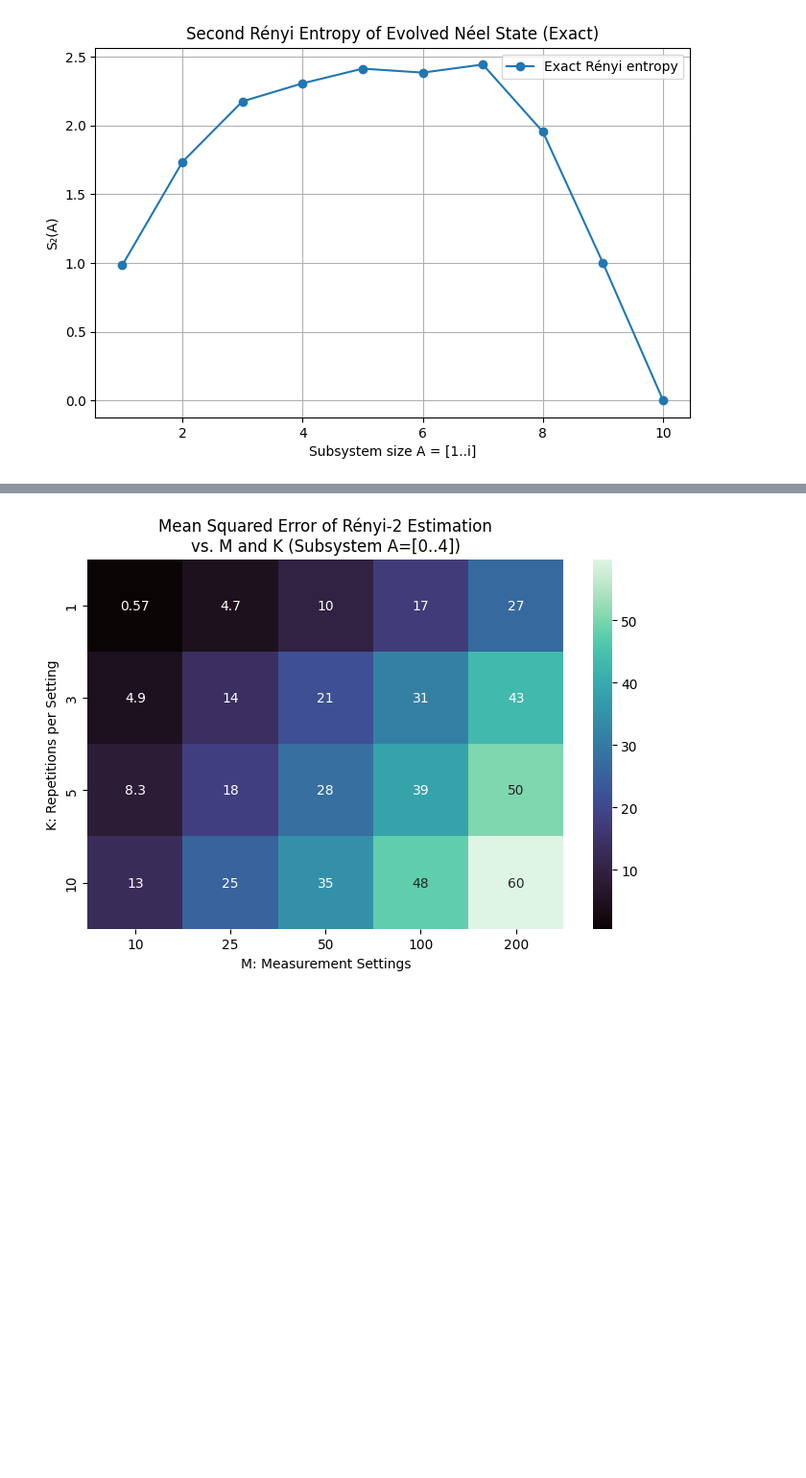
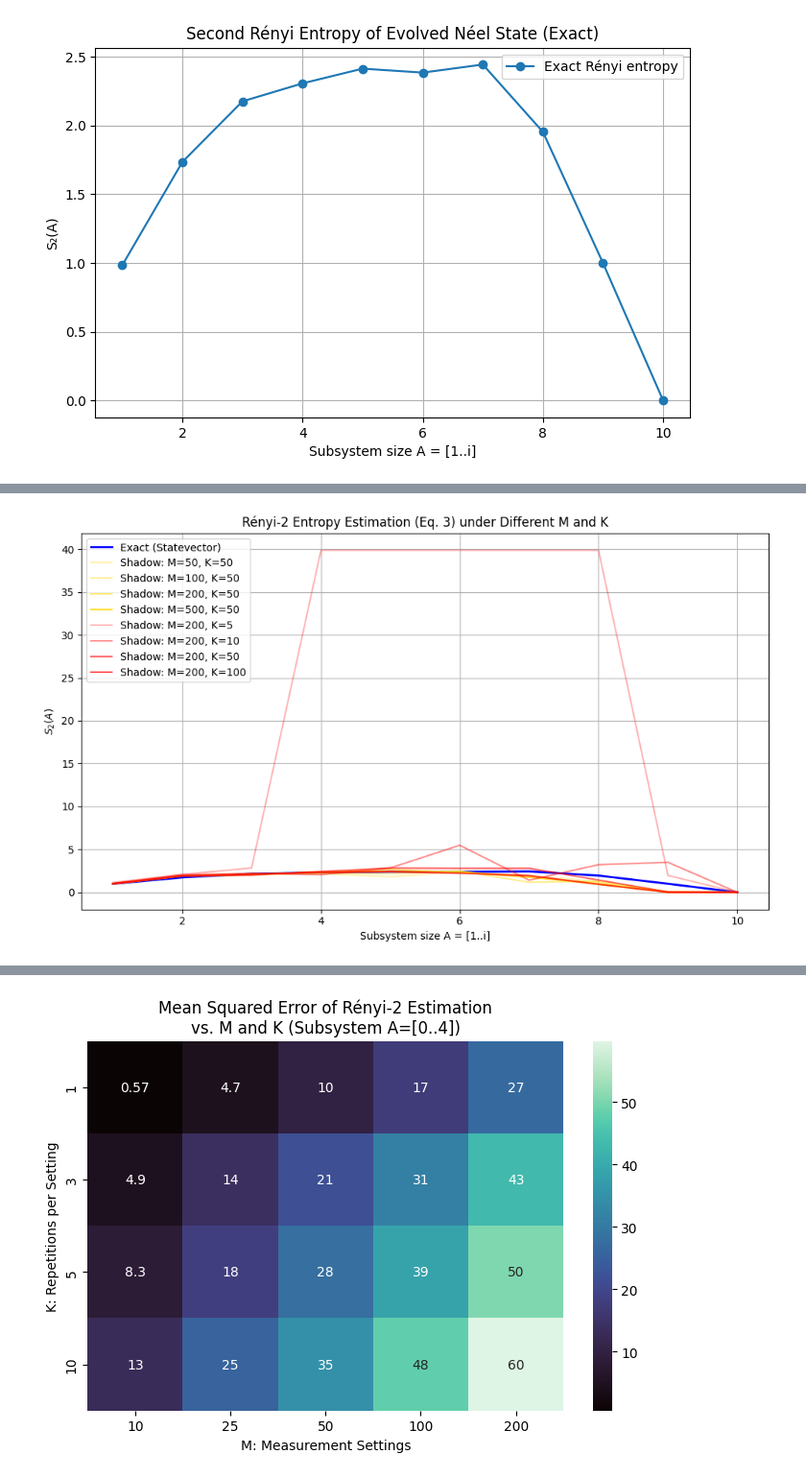
Before and after one commit to LI-SUJU/AQA_miniproject, a Jupyter notebook: AQA_miniproject.ipynb, the cells around one changed output, grey strips where cells are left out. Shown at 96% size. Drawn from its saved outputs; the diff is of its cells as text; code cells hidden in the pictures; blank space fills up the shorter version.

```diff
--- a/AQA_miniproject.ipynb
+++ b/AQA_miniproject.ipynb
@@ -191,0 +243,62 @@ plt.show()
+# %%
+import matplotlib.pyplot as plt
+import numpy as np
+
+def run_shadow_entropy_MK_comparison():
+    fixed_K = 50
+    fixed_M = 200
+    M_values = [50, 100, 200, 500]
+    K_values = [5, 10, 50, 100]
+
+    # Storage
+    entropy_by_M = {}
+    entropy_by_K = {}
+
+    plt.figure(figsize=(10, 6))
+
+    # Exact entropy
+    x_axis = range(1, NUM_QUBITS + 1)
+    plt.plot(x_axis, exact_entropies, color='blue', label='Exact (Statevector)', linewidth=2)
+
+    # Vary M (fixed K)
+    for idx, M in enumerate(M_values):
+        alpha_val = 0.3 + 0.15 * idx
+        shadow_data = shadow_experiment(t=1.0, M=M, K=fixed_K, use_noise=False)
+        S2_list = []
+        for i in range(1, NUM_QUBITS + 1):
+            S2 = estimate_renyi_eq3(shadow_data, subsystem=list(range(i)), M=M, K=fixed_K)
+            S2_list.append(S2)
+        entropy_by_M[M] = S2_list
+        plt.plot(x_axis, S2_list, color='gold', alpha=alpha_val, label=f'Shadow: M={M}, K={fixed_K}')
+
+    # Vary K (fixed M)
+    for idx, K in enumerate(K_values):
+        alpha_val = 0.3 + 0.15 * idx
+        shadow_data = shadow_experiment(t=1.0, M=fixed_M, K=K, use_noise=False)
+        S2_list = []
+        for i in range(1, NUM_QUBITS + 1):
+            S2 = estimate_renyi_eq3(shadow_data, subsystem=list(range(i)), M=fixed_M, K=K)
+            S2_list.append(S2)
+        entropy_by_K[K] = S2_list
+        plt.plot(x_axis, S2_list, color='red', alpha=alpha_val, label=f'Shadow: M={fixed_M}, K={K}')
+
+    # Plot settings
+    plt.xlabel('Subsystem size A = [1..i]')
+    plt.ylabel(r'$S_2(A)$')
+    plt.title('Rényi-2 Entropy Estimation (Eq. 3) under Different M and K')
+    plt.grid(True)
+    plt.legend()
+    plt.tight_layout()
+    plt.show()
+
+    # Return for reuse
+    return {
+        'exact': exact_entropies,
+        'by_M': entropy_by_M,
+        'by_K': entropy_by_K
+    }
+
+# Call the function and save outputs
+entropy_results = run_shadow_entropy_MK_comparison()
+# %% [output]
+[figure, added]
```
Also changed, not shown: parts of 8 cells of this notebook, 1 other file.
